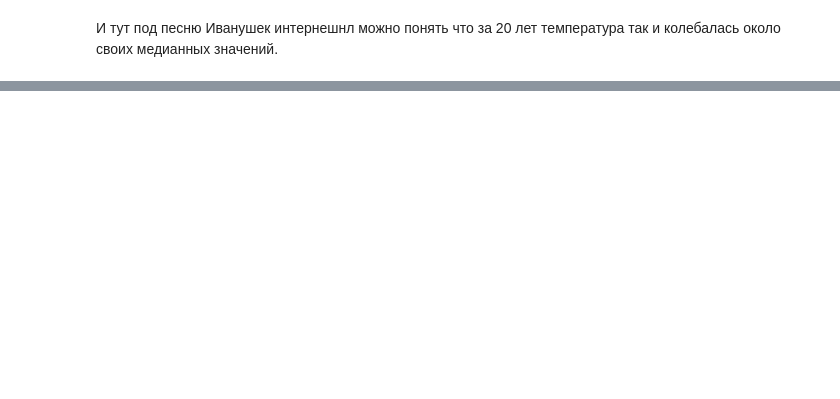
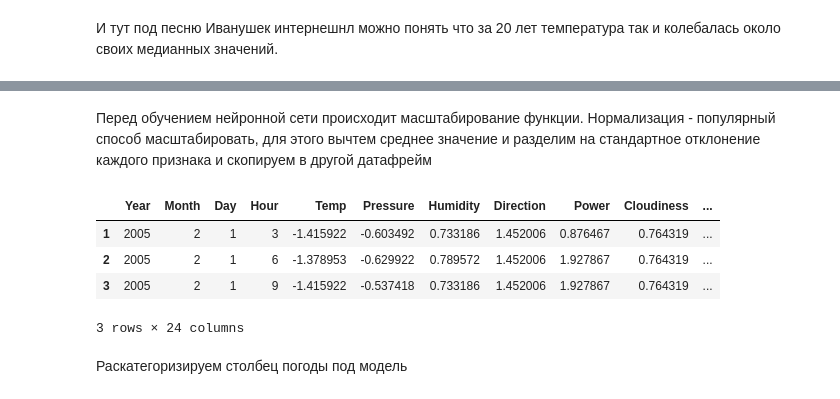
Before and after one commit to phrog-rgb/Weather_project, a Jupyter notebook: main.ipynb, the cells around one changed output, grey strips where cells are left out. Drawn from its saved outputs; the diff is of its cells as text; code cells hidden in the pictures; blank space fills up the shorter version.

```diff
--- a/main.ipynb
+++ b/main.ipynb
@@ -461,0 +472,28 @@ print("Коэффициент корреляции между средней т
+# %%
+def calculate_rain_duration(df, start_date):
+    start_date_12 = pd.Timestamp(year=start_date.year, month=start_date.month, day=start_date.day, hour=12)
+    mask = (df['Date'] >= start_date_12)
+    sub_df = df.loc[mask]
+
+    rain_mask = (sub_df['Weather'] == 'Дождь') | (sub_df['Weather'] == 'Состояние неба не изменилось') | (sub_df['Weather'] == 'Морось') | (sub_df['Weather'] == 'Ливень')
+    rain_df = sub_df.loc[rain_mask]
+
+    current_duration = 3
+    i=0
+    while (rain_df.iloc[i+1]['Date'] == rain_df.iloc[i]['Date'] + pd.Timedelta(hours=3)):
+        current_duration += 3
+        i += 1
+    return current_duration
+
+df['Date'] = pd.to_datetime(df[['Year', 'Month', 'Day', 'Hour']])
+durations = [calculate_rain_duration(df, date) for date in rain_days]
+
+count = 0
+h_sum = 0.0
+
+for duration in durations:
+    h_sum += duration
+    count += 1
+
+print('Cредняя продолжительность дождя: ', h_sum/count)
+print('Медианная продолжительность дождя: ', np.median(np.sort(durations)))
@@ -461,0 +536,27 @@ print("Коэффициент корреляции между средней т
+# %% [markdown]
+Перед обучением нейронной сети происходит масштабирование функции. Нормализация - популярный способ масштабировать, для этого вычтем среднее значение и разделим на стандартное отклонение каждого признака и скопируем в другой датафрейм
+# %%
+timestamp_s = df['Date'].map(pd.Timestamp.timestamp)
+day = 24*60*60
+year = 365.2425 * day
+
+df['Day sin'] = np.sin(timestamp_s * (2 * np.pi / day))
+df['Day cos'] = np.cos(timestamp_s * (2 * np.pi / day))
+df['Year sin'] = np.sin(timestamp_s * (2 * np.pi / year))
+df['Year cos'] = np.cos(timestamp_s * (2 * np.pi / year))
+
+df_std = df
+
+features_to_normalize = ['Temp', 'Pressure', 'Humidity', 'Direction', 'Power', 'Cloudiness']
+scaler = StandardScaler()
+df_std[features_to_normalize] = scaler.fit_transform(df_std[features_to_normalize])
+
+df_std.head(3)
+# %% [output]
+|  | Year | Month | Day | Hour | Temp | Pressure | Humidity | Direction | Power | Cloudiness | ... |
+| 1 | 2005 | 2 | 1 | 3 | -1.415922 | -0.603492 | 0.733186 | 1.452006 | 0.876467 | 0.764319 | ... |
+| 2 | 2005 | 2 | 1 | 6 | -1.378953 | -0.629922 | 0.789572 | 1.452006 | 1.927867 | 0.764319 | ... |
+| 3 | 2005 | 2 | 1 | 9 | -1.415922 | -0.537418 | 0.733186 | 1.452006 | 1.927867 | 0.764319 | ... |
+3 rows × 24 columns
+# %% [markdown]
+Раскатегоризируем столбец погоды под модель
```
Also changed, not shown: parts of 33 cells of this notebook, 3 other files.
